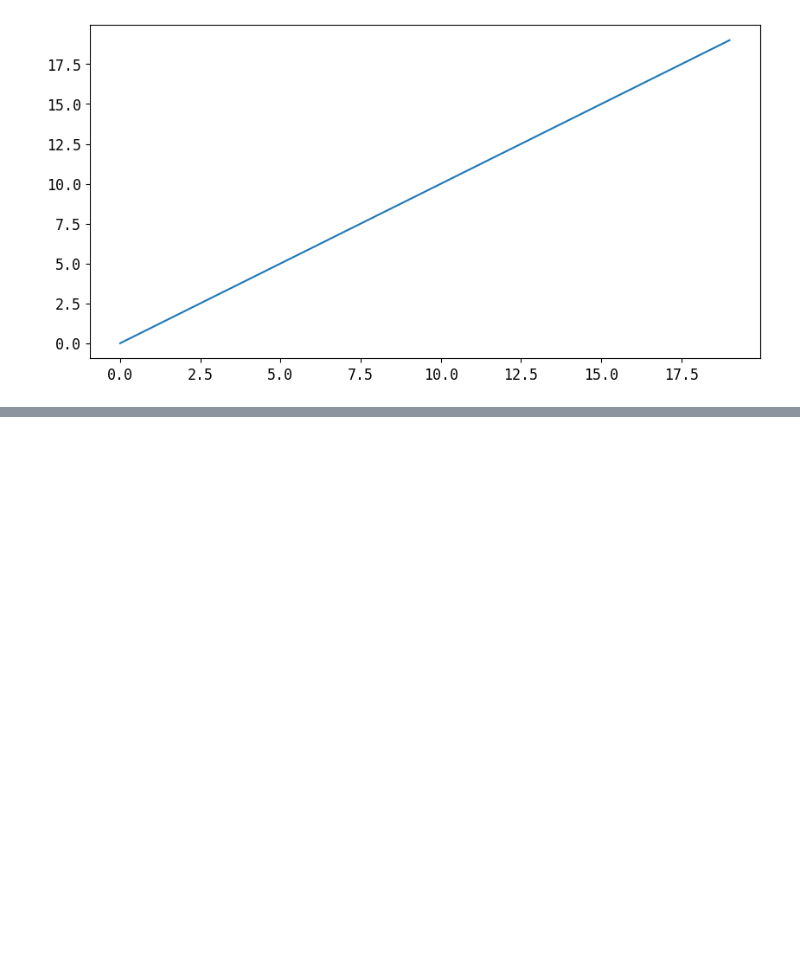
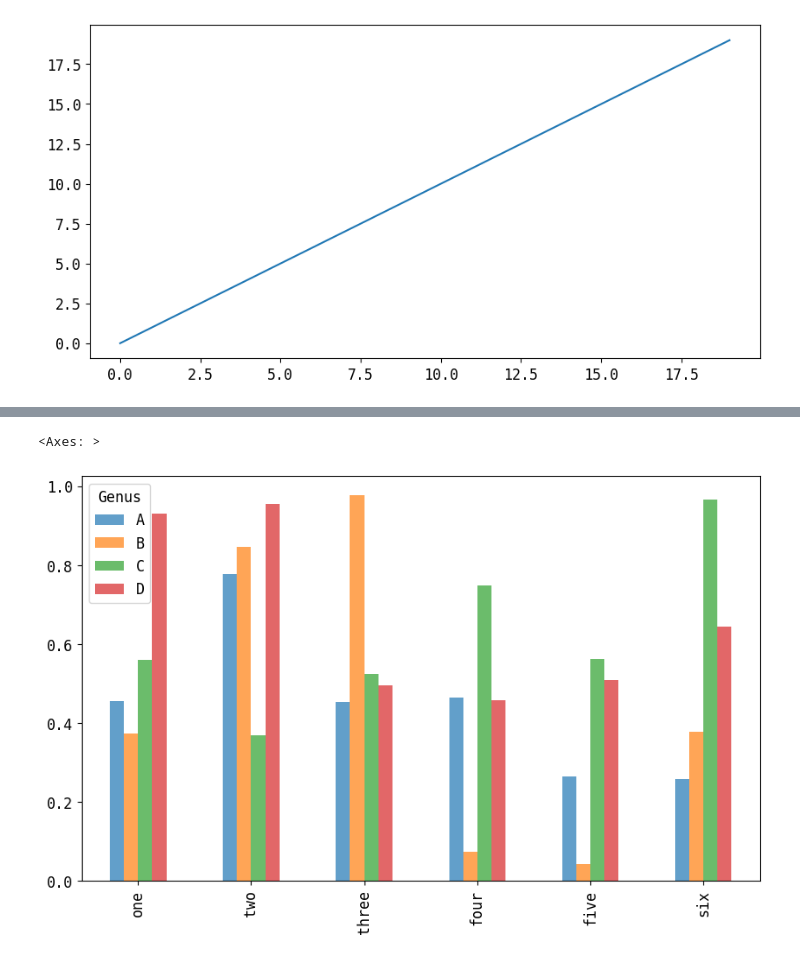
Before and after one commit to morayo0x/data_analysis, a Jupyter notebook: lib/pandas.ipynb, the cells around one changed output, grey strips where cells are left out. Saved outputs shown, nothing was run; the diff lists cells and outputs as text; code cells hidden in the pictures; blank space fills up the shorter version.

```diff
--- a/lib/pandas.ipynb
+++ b/lib/pandas.ipynb
@@ -2483,0 +2538,7 @@ plt.plot(np.arange(20))
+# %%
+# using a dataframe
+
+df = pd.DataFrame(np.random.rand(6, 4),
+                  index=['one', 'two', 'three', 'four', 'five', 'six'],
+                  columns=pd.Index(['A', 'B', 'C', 'D'], name='Genus'))
+df
@@ -2483,0 +2553,5 @@ plt.plot(np.arange(20))
+# %%
+df.plot.bar(alpha=0.7)
+# %% [output]
+<Axes: >
+[figure, added]
```
Also changed, not shown: parts of 18 cells of this notebook.
